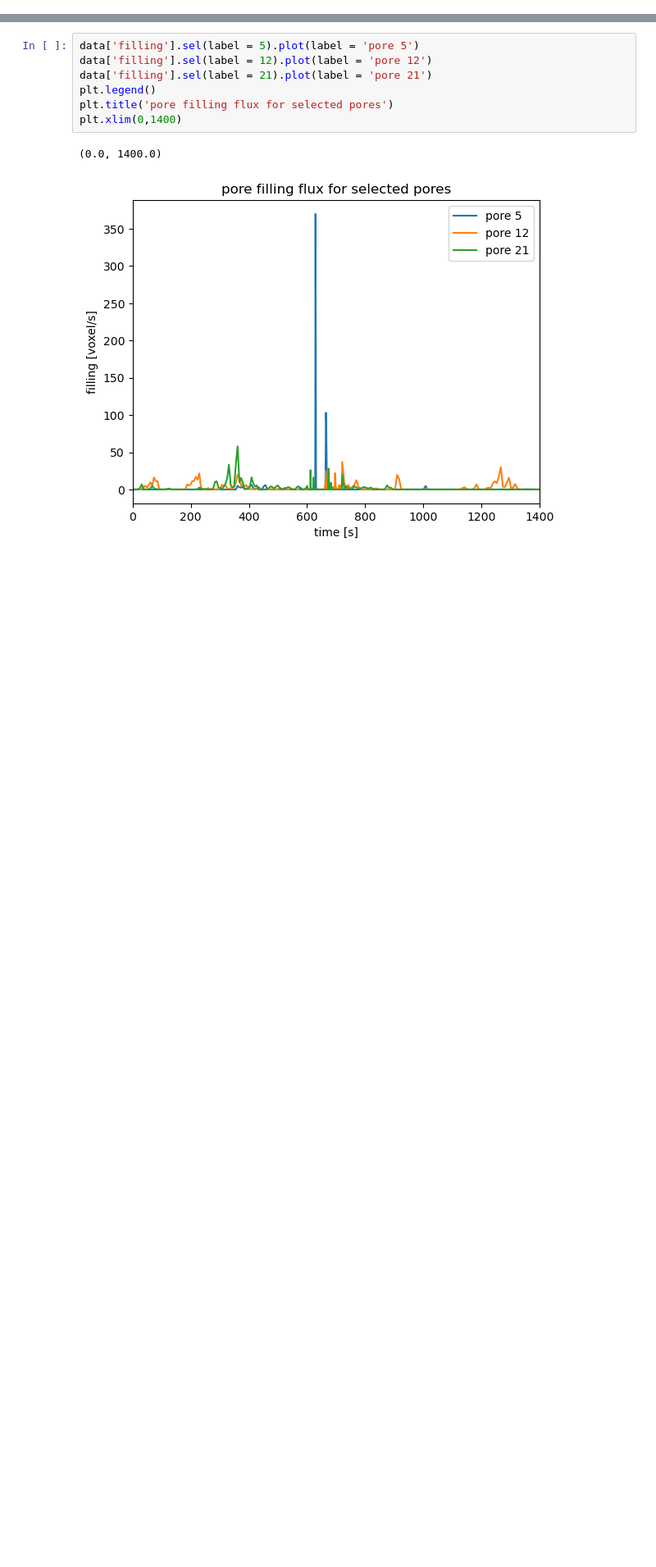
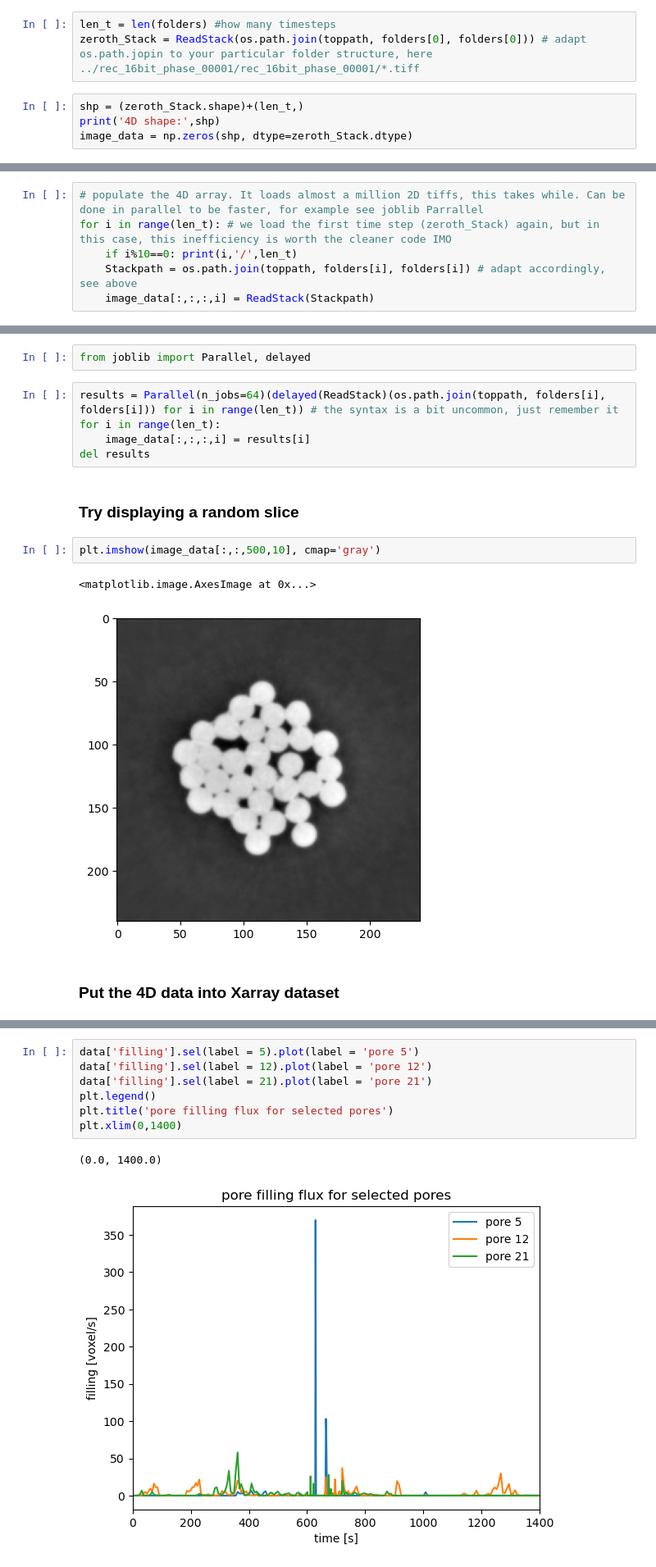
Before and after one commit to Pescatore23/ESRF_user_meeting_XTM, a Jupyter notebook: netcdf4_and_xarray.ipynb, the cells around one changed output, grey strips where cells are left out. Shown at 82% size. Drawn from its saved outputs; the diff is of its cells as text; blank space fills up the shorter version.

Commit message:
juypter example for xarray

```diff
--- a/netcdf4_and_xarray.ipynb
+++ b/netcdf4_and_xarray.ipynb
@@ -3,0 +34,7 @@ import matplotlib.pyplot as plt
+# %%
+len_t = len(folders) #how many timesteps
+zeroth_Stack = ReadStack(os.path.join(toppath, folders[0], folders[0])) # adapt os.path.jopin to your particular folder structure, here ../rec_16bit_phase_00001/rec_16bit_phase_00001/*.tiff
+# %%
+shp = (zeroth_Stack.shape)+(len_t,)
+print('4D shape:',shp)
+image_data = np.zeros(shp, dtype=zeroth_Stack.dtype)
@@ -3,0 +45,6 @@ import matplotlib.pyplot as plt
+# %%
+# populate the 4D array. It loads almost a million 2D tiffs, this takes while. Can be done in parallel to be faster, for example see joblib Parrallel
+for i in range(len_t): # we load the first time step (zeroth_Stack) again, but in this case, this inefficiency is worth the cleaner code IMO
+    if i%10==0: print(i,'/',len_t)
+    Stackpath = os.path.join(toppath, folders[i], folders[i]) # adapt accordingly, see above
+    image_data[:,:,:,i] = ReadStack(Stackpath)
@@ -3,0 +54,16 @@ import matplotlib.pyplot as plt
+# %%
+from joblib import Parallel, delayed
+# %%
+results = Parallel(n_jobs=64)(delayed(ReadStack)(os.path.join(toppath, folders[i], folders[i])) for i in range(len_t)) # the syntax is a bit uncommon, just remember it
+for i in range(len_t):
+    image_data[:,:,:,i] = results[i]
+del results
+# %% [markdown]
+### Try displaying a random slice
+# %%
+plt.imshow(image_data[:,:,500,10], cmap='gray')
+# %% [output]
+<matplotlib.image.AxesImage at 0x...>
+[figure, added]
+# %% [markdown]
+### Put the 4D data into Xarray dataset
```
Also changed, not shown: parts of 18 cells of this notebook, 1 other file.
